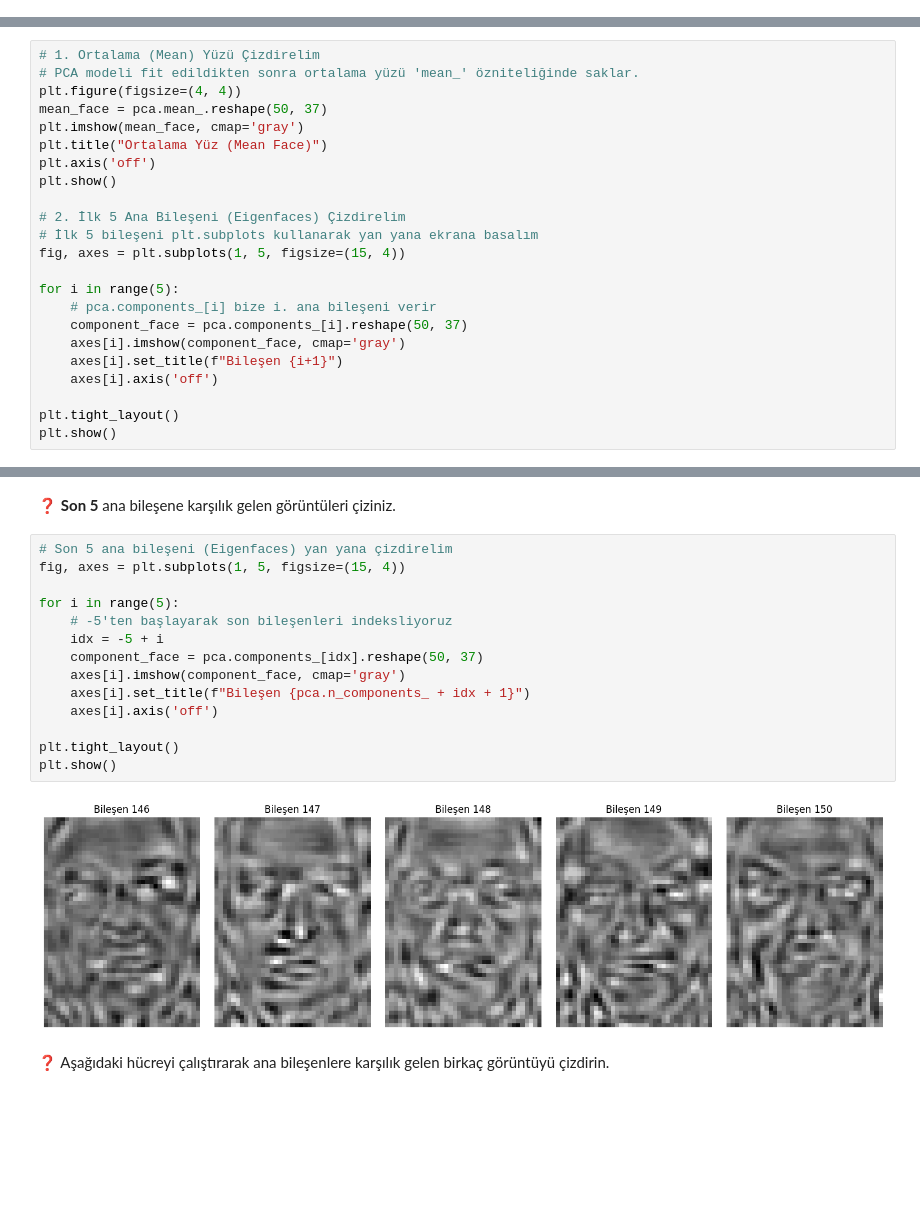
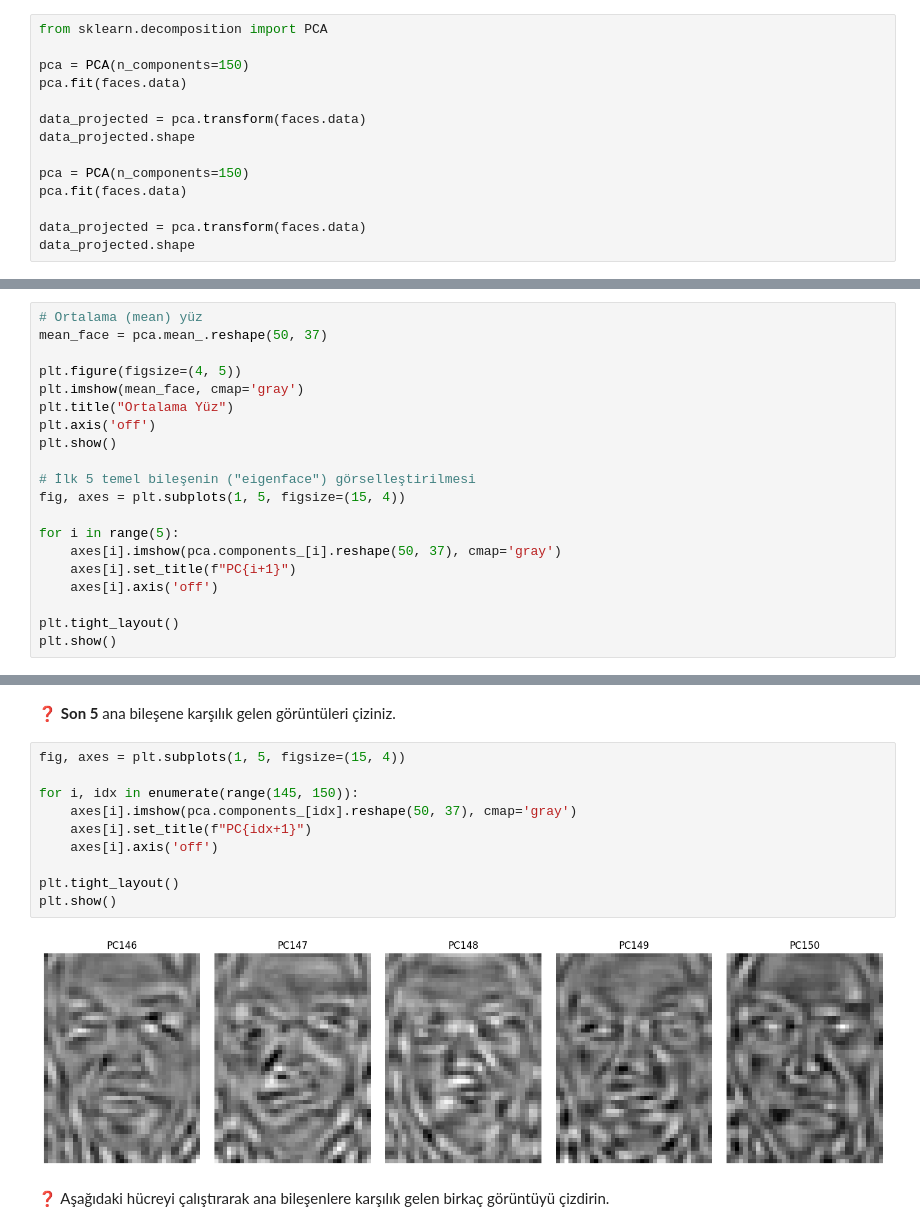
Before and after one commit to busraakyuz-create/face-recognition-pca-svm, a Jupyter notebook: face_recognition.ipynb, the cells around one changed output, grey strips where cells are left out. Saved outputs shown, nothing was run; the diff lists cells and outputs as text; blank space fills up the shorter version.

```diff
--- a/face_recognition.ipynb
+++ b/face_recognition.ipynb
@@ -161,0 +130,14 @@ Sıkıştırılmış veri boyutu: (1288, 150)
+# %%
+from sklearn.decomposition import PCA
+
+pca = PCA(n_components=150)
+pca.fit(faces.data)
+
+data_projected = pca.transform(faces.data)
+data_projected.shape
+
+pca = PCA(n_components=150)
+pca.fit(faces.data)
+
+data_projected = pca.transform(faces.data)
+data_projected.shape
@@ -285,24 +261,21 @@ Ayrıca, görüntü olarak çizebilmek için biraz **reshape** işlemi yapmanız
 # %% [markdown]
 ❓ Plot the images corresponding to the **first 5** principal components
 # %%
-# 1. Ortalama (Mean) Yüzü Çizdirelim
-# PCA modeli fit edildikten sonra ortalama yüzü 'mean_' özniteliğinde saklar.
-plt.figure(figsize=(4, 4))
+# Ortalama (mean) yüz
 mean_face = pca.mean_.reshape(50, 37)
+
+plt.figure(figsize=(4, 5))
 plt.imshow(mean_face, cmap='gray')
-plt.title("Ortalama Yüz (Mean Face)")
+plt.title("Ortalama Yüz")
 plt.axis('off')
 plt.show()
 
-# 2. İlk 5 Ana Bileşeni (Eigenfaces) Çizdirelim
-# İlk 5 bileşeni plt.subplots kullanarak yan yana ekrana basalım
+# İlk 5 temel bileşenin ("eigenface") görselleştirilmesi
 fig, axes = plt.subplots(1, 5, figsize=(15, 4))
 
 for i in range(5):
-    # pca.components_[i] bize i. ana bileşeni verir
-    component_face = pca.components_[i].reshape(50, 37)
-    axes[i].imshow(component_face, cmap='gray')
-    axes[i].set_title(f"Bileşen {i+1}")
+    axes[i].imshow(pca.components_[i].reshape(50, 37), cmap='gray')
+    axes[i].set_title(f"PC{i+1}")
     axes[i].axis('off')
 
 plt.tight_layout()
@@ -328,21 +301,17 @@ Biz sadece bunları normal görüntüler olarak görselleştirebilmek için yeni
 # %% [markdown]
 ❓ **Son 5** ana bileşene karşılık gelen görüntüleri çiziniz.
 # %%
-# Son 5 ana bileşeni (Eigenfaces) yan yana çizdirelim
 fig, axes = plt.subplots(1, 5, figsize=(15, 4))
 
-for i in range(5):
-    # -5'ten başlayarak son bileşenleri indeksliyoruz
-    idx = -5 + i
-    component_face = pca.components_[idx].reshape(50, 37)
-    axes[i].imshow(component_face, cmap='gray')
-    axes[i].set_title(f"Bileşen {pca.n_components_ + idx + 1}")
+for i, idx in enumerate(range(145, 150)):
+    axes[i].imshow(pca.components_[idx].reshape(50, 37), cmap='gray')
+    axes[i].set_title(f"PC{idx+1}")
     axes[i].axis('off')
 
 plt.tight_layout()
 plt.show()
 # %% [output]
-[figure, old version]
+[figure, new version]
 # %% [markdown]
 ❓ Aşağıdaki hücreyi çalıştırarak ana bileşenlere karşılık gelen birkaç görüntüyü çizdirin.
 # %%
```
Also changed, not shown: parts of 46 cells of this notebook, 1 other file.
